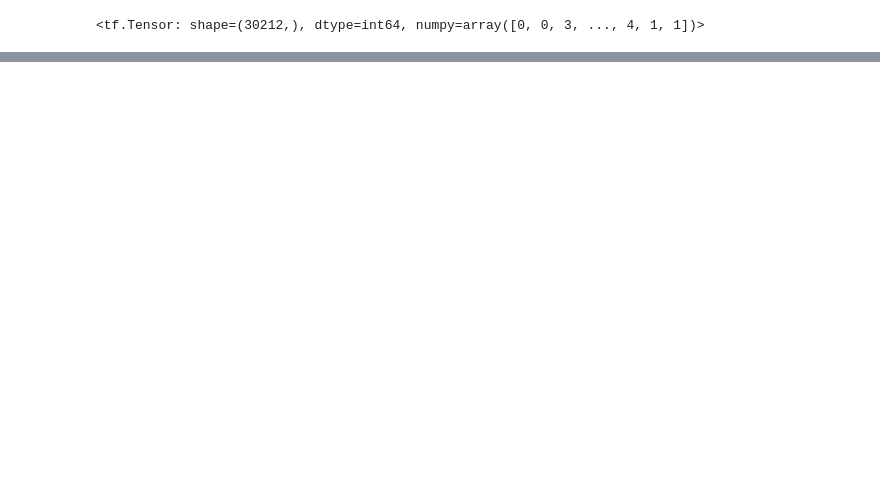
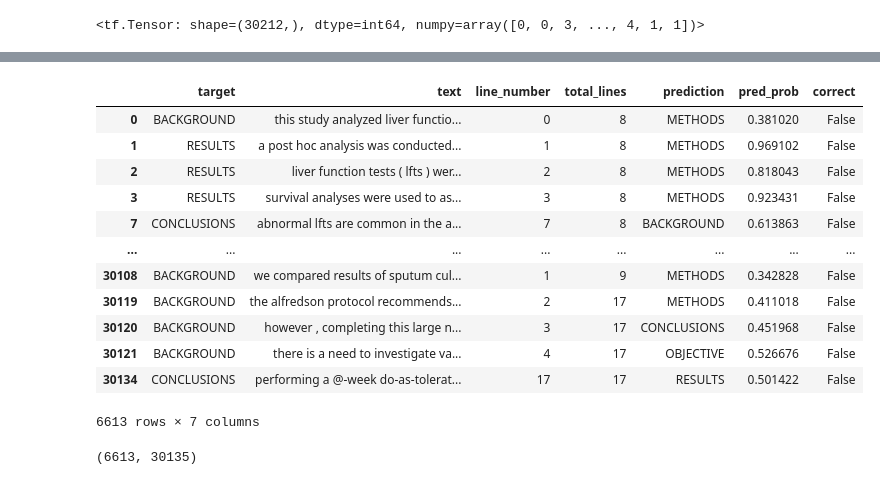
Before and after one commit to KM-Pusat/SkimLit_NLP, a Jupyter notebook: NLP_SkimLit_Project_KMP.ipynb, the cells around one changed output, grey strips where cells are left out. Drawn from its saved outputs; the diff is of its cells as text; code cells hidden in the pictures; blank space fills up the shorter version.

```diff
--- a/NLP_SkimLit_Project_KMP.ipynb
+++ b/NLP_SkimLit_Project_KMP.ipynb
@@ -895,0 +897,4 @@ val_df.head(10)
+# %%
+# Predict test dataset using our NLP model_1
+model_1_test_preds = model_1.predict(x=test_dataset)
+model_1_test_preds
@@ -895,0 +916,4 @@ val_df.head(10)
+# %%
+# Convert test_preds output (tensor) into 1D array of int
+model_1_preds = tf.argmax(model_1_test_preds, axis=1)
+model_1_preds
@@ -895,0 +932,6 @@ val_df.head(10)
+# %%
+# Check all classes provs for our model on test dataset
+%%time
+# Get list of class names of val_pred
+model_1_pred_classes = [label_encoder.classes_[pred] for pred in model_1_preds]
+model_1_pred_classes
@@ -895,0 +958,6 @@ val_df.head(10)
+# %%
+# Create prediction test dataframe
+test_df["prediction"] = model_1_pred_classes
+test_df["pred_prob"] = tf.reduce_max(model_1_test_preds, axis=1).numpy() # get the maximum prediction probability
+test_df["correct"] = test_df["prediction"] == test_df["target"] # create binary column for whether the prediction is right or not
+test_df.head(10)
@@ -895,0 +976,21 @@ val_df.head(10)
+# %%
+test_wrong_preds_model_1 = test_df[test_df["correct"] == False]
+test_wrong_preds_model_1
+# %% [output]
+|  | target | text | line_number | total_lines | prediction | pred_prob | correct |
+| 0 | BACKGROUND | this study analyzed liver functio... | 0 | 8 | METHODS | 0.381020 | False |
+| 1 | RESULTS | a post hoc analysis was conducted... | 1 | 8 | METHODS | 0.969102 | False |
+| 2 | RESULTS | liver function tests ( lfts ) wer... | 2 | 8 | METHODS | 0.818043 | False |
+| 3 | RESULTS | survival analyses were used to as... | 3 | 8 | METHODS | 0.923431 | False |
+| 7 | CONCLUSIONS | abnormal lfts are common in the a... | 7 | 8 | BACKGROUND | 0.613863 | False |
+| ... | ... | ... | ... | ... | ... | ... | ... |
+| 30108 | BACKGROUND | we compared results of sputum cul... | 1 | 9 | METHODS | 0.342828 | False |
+| 30119 | BACKGROUND | the alfredson protocol recommends... | 2 | 17 | METHODS | 0.411018 | False |
+| 30120 | BACKGROUND | however , completing this large n... | 3 | 17 | CONCLUSIONS | 0.451968 | False |
+| 30121 | BACKGROUND | there is a need to investigate va... | 4 | 17 | OBJECTIVE | 0.526676 | False |
+| 30134 | CONCLUSIONS | performing a @-week do-as-tolerat... | 17 | 17 | RESULTS | 0.501422 | False |
+6613 rows × 7 columns
+# %%
+len(test_wrong_preds_model_1), len(model_1_test_preds)
+# %% [output]
+(6613, 30135)
```
Also changed, not shown: parts of 25 cells of this notebook.
